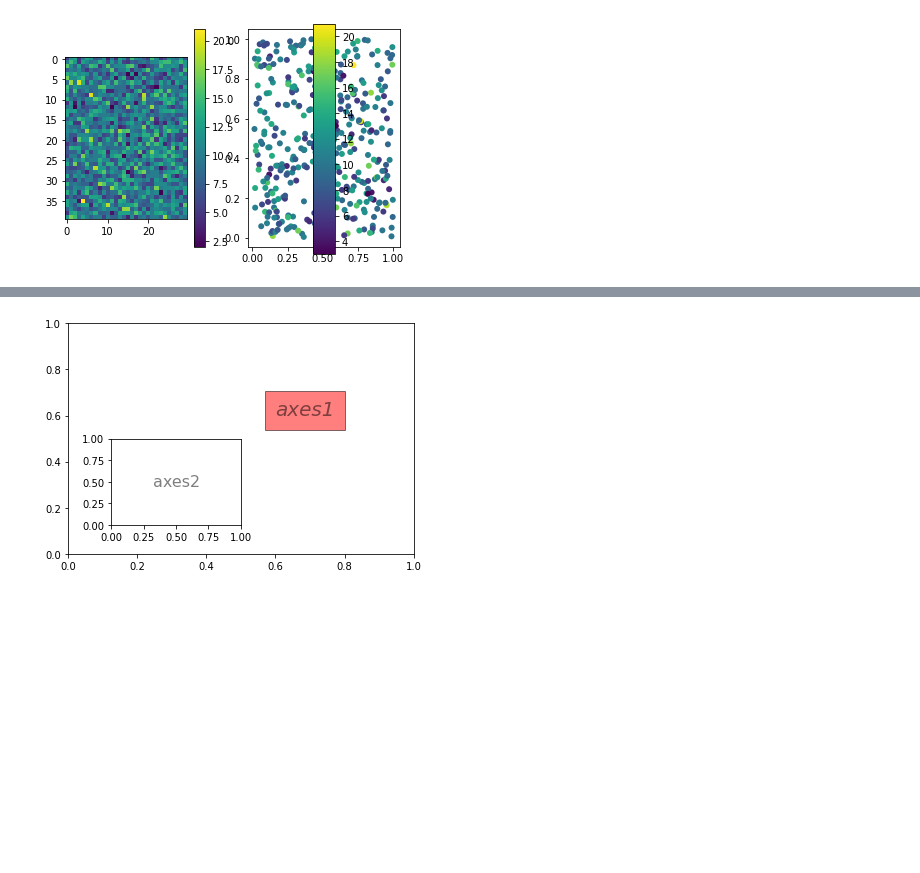
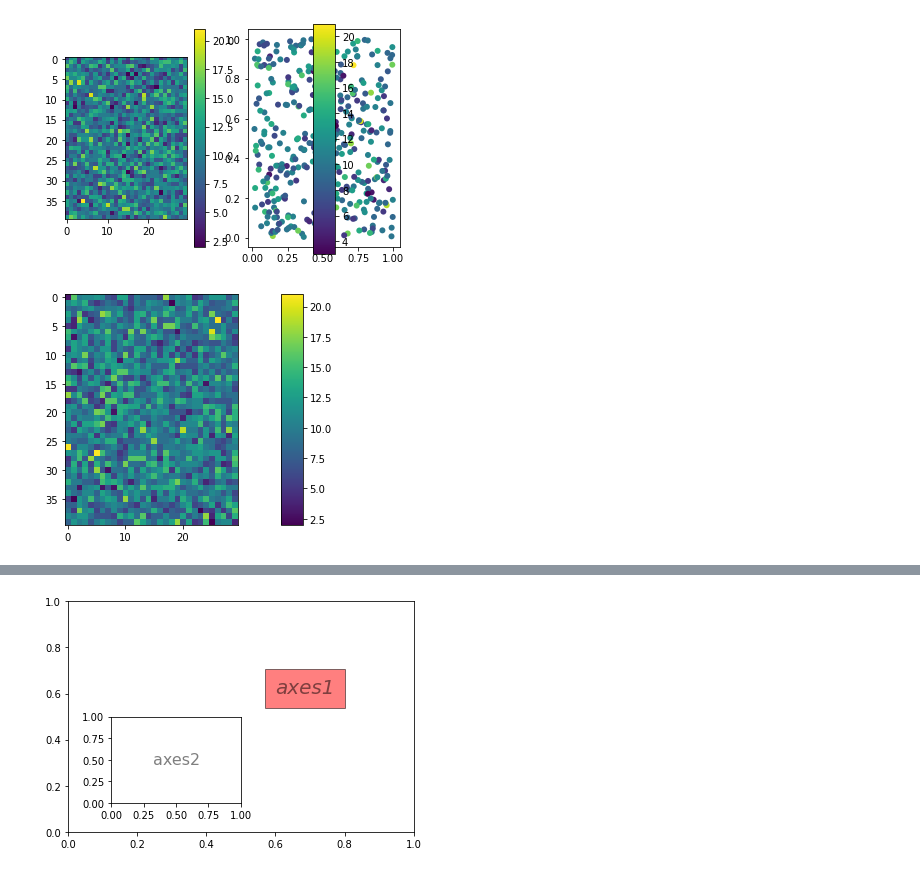
Before and after one commit to krittikaiitb/tutorials, a Jupyter notebook: Matplotlib 2/2_Old.ipynb, the cells around one changed output, grey strips where cells are left out. Cells and saved outputs as stored; diff of their text form; code cells hidden in the pictures; blank space fills up the shorter version.

```diff
--- a/Matplotlib 2/2_Old.ipynb
+++ b/Matplotlib 2/2_Old.ipynb
@@ -217,12 +266,14 @@ fig.colorbar(s, cax=colorbar_ax)
 <matplotlib.colorbar.Colorbar at 0x...>
 [figure]
 # %%
-# fig = plt.figure()
-# ax = fig.add_axes([0.1,0.1,0.6,0.8])
-# image = np.random.poisson(10., (40, 30))
-# i = ax.imshow(image, interpolation='nearest')
-# colorbar_ax = fig.add_axes([0.7, 0.1, 0.05, 0.8])
-# fig.colorbar(i, cax=colorbar_ax)
-# # Try fig.colorbar?
-# plt.show()
+fig = plt.figure()
+ax = fig.add_axes([0.1,0.1,0.6,0.8])
+image = np.random.poisson(10., (40, 30))
+i = ax.imshow(image, interpolation='nearest')
+colorbar_ax = fig.add_axes([0.7, 0.1, 0.05, 0.8])
+fig.colorbar(i, cax=colorbar_ax)
+# Try fig.colorbar?
+plt.show()
+# %% [output]
+[figure, added]
 # %%
```
Also changed, not shown: parts of 6 cells of this notebook, 2 other files.
